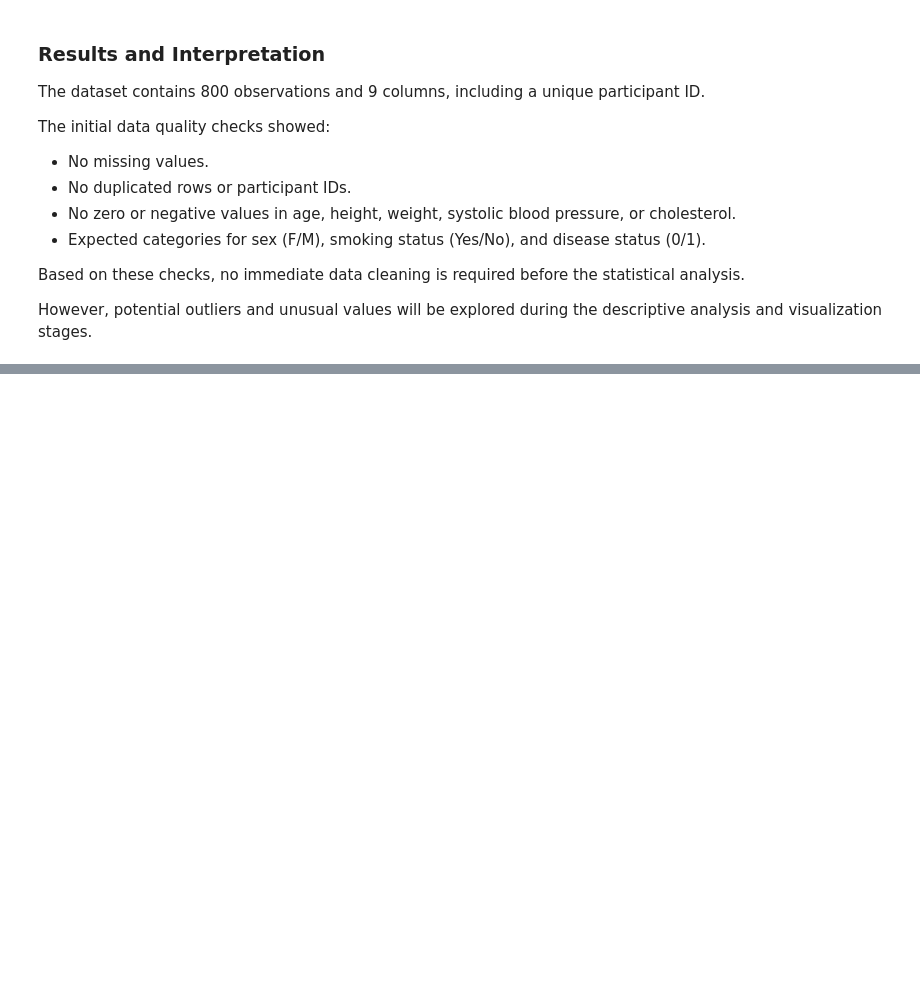
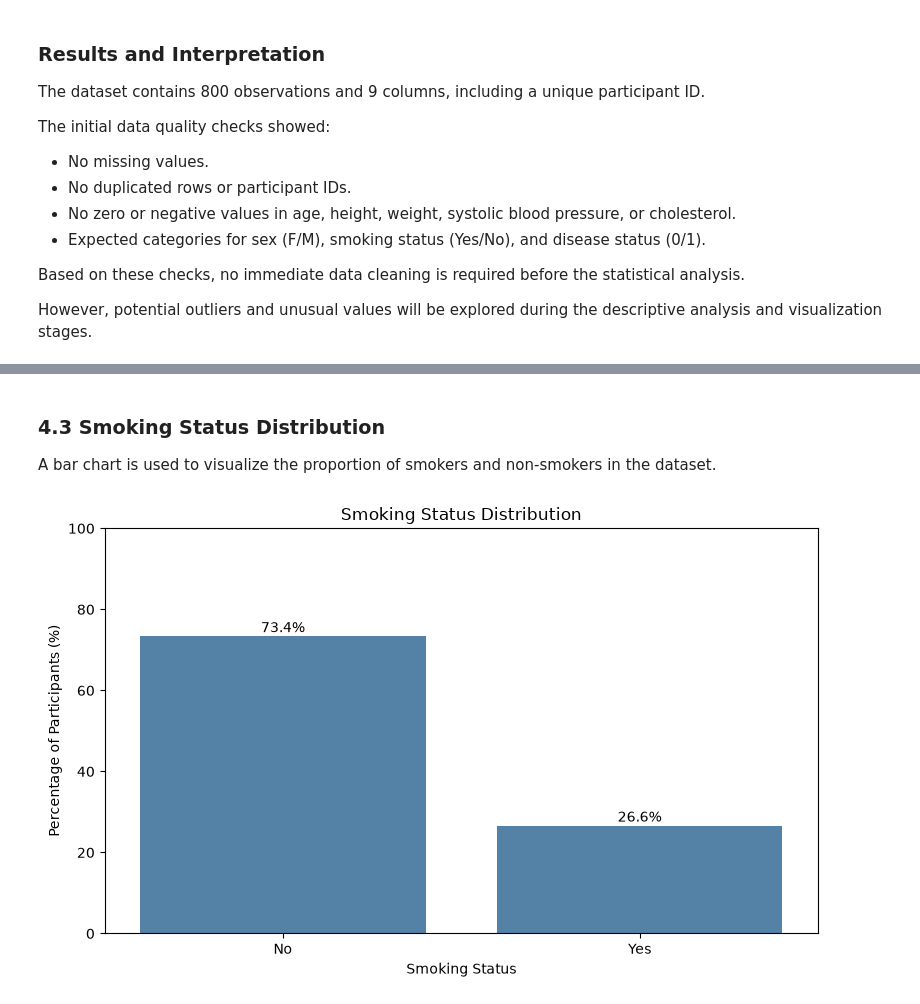
Before and after one commit to rayya89/health-study, a Jupyter notebook: notebooks/health_study_analysis.ipynb, the cells around one changed output, grey strips where cells are left out. Cells and saved outputs as stored; diff of their text form; code cells hidden in the pictures; blank space fills up the shorter version.

```diff
--- a/notebooks/health_study_analysis.ipynb
+++ b/notebooks/health_study_analysis.ipynb
@@ -137,0 +255,33 @@ However, potential outliers and unusual values will be explored during the descr
+# %% [markdown]
+
+### 4.3 Smoking Status Distribution
+
+A bar chart is used to visualize the proportion of smokers and non-smokers in the dataset.
+# %%
+smoking_pct = (
+    df["smoker"]
+    .value_counts(normalize=True)
+    .mul(100)
+    .reindex(["No", "Yes"])
+)
+
+plt.figure(figsize=(8, 5))
+
+ax = sns.barplot(
+    x=smoking_pct.index,
+    y=smoking_pct.values,
+    color="steelblue"
+)
+
+for i, value in enumerate(smoking_pct.values):
+    ax.text(i, value + 1, f"{value:.1f}%", ha="center")
+
+plt.title("Smoking Status Distribution")
+plt.xlabel("Smoking Status")
+plt.ylabel("Percentage of Participants (%)")
+plt.ylim(0, 100)
+
+plt.tight_layout()
+plt.show()
+# %% [output]
+[figure, added]
```
Also changed, not shown: parts of 11 cells of this notebook.
